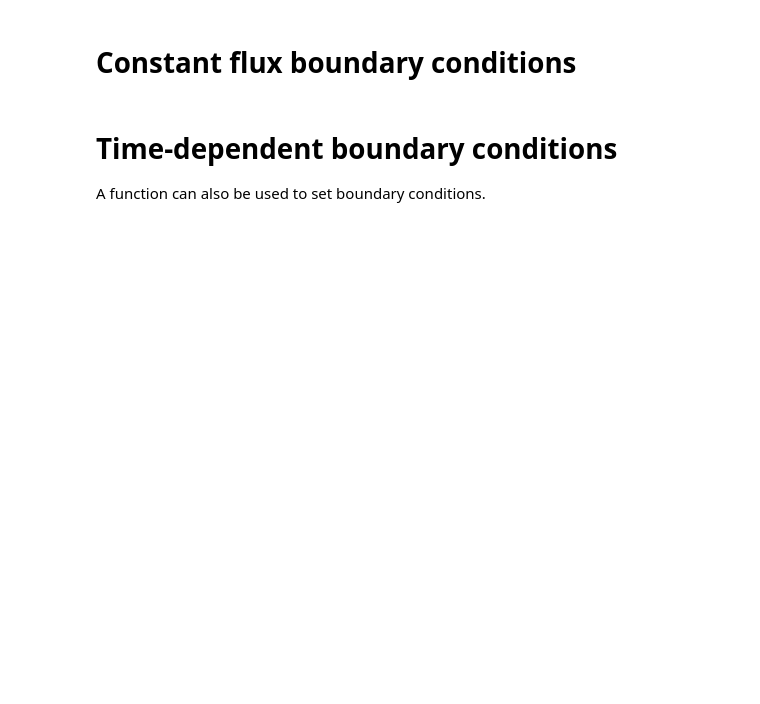
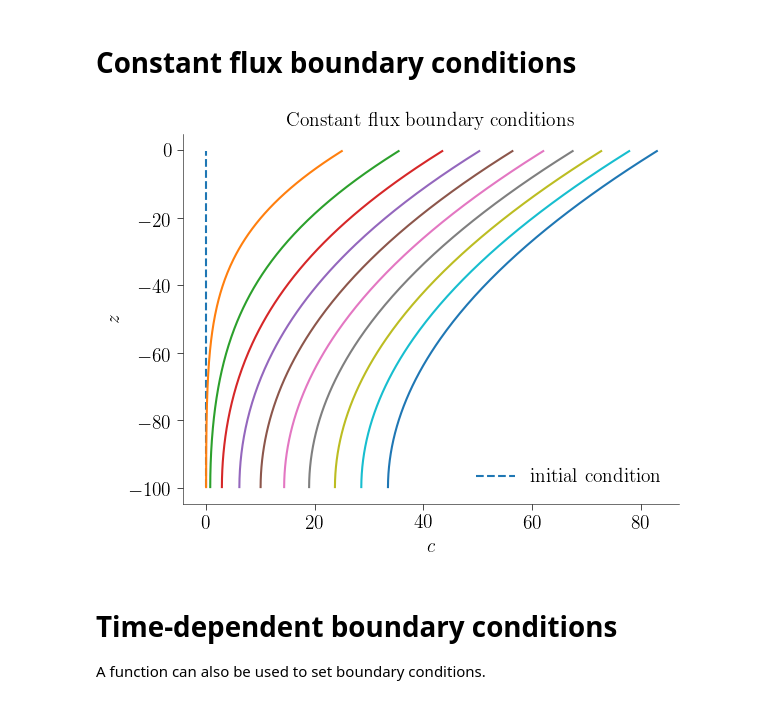
Before and after one commit to glwagner/OceanTurb.jl, a Jupyter notebook: examples/diffusion_example.ipynb, the cells around one changed output. Cells and saved outputs as stored; diff of their text form; code cells hidden in the pictures; blank space fills up the shorter version.

```diff
--- a/examples/diffusion_example.ipynb
+++ b/examples/diffusion_example.ipynb
@@ -95,33 +99,35 @@ legend();
 # %%
 # Re-initialize the solution
 model.solution.c = 0
 
 # Set constant flux boundary conditions at top and bottom
-top_bc = FluxBoundaryCondition(Top, -1.0) # Negative flux at the top implies increasing tracer in the interior.
-bottom_bc = FluxBoundaryCondition(Bottom, 0.0)
+top_bc = FluxBoundaryCondition(-1.0) # Negative flux at the top implies increasing tracer in the interior.
+bottom_bc = FluxBoundaryCondition(0.0)
 
 set_bcs!(model, c=(bottom_bc, top_bc))
 
 # Initialize plotting
 ax, fig = subplots()
 xlabel(L"c")
 ylabel(L"z")
 title("Constant flux boundary conditions")
 cornerspines()
 
-plot(model.solution.c.data, zdata(model.solution.c), "--", label="initial condition")
+plot(model.solution.c.data, nodes(model.solution.c), "--", label="initial condition")
 
 # Run the model
 dt = 0.01
 nt = 50000
 ni = 10
 
 for i = 1:ni
     iterate!(model, dt, nt)
-    plot(model.solution.c.data, zdata(model.solution.c))
+    plot(model.solution.c.data, nodes(model.solution.c))
 end
 
 legend();
+# %% [output]
+[figure, added]
 # %% [markdown]
 # Time-dependent boundary conditions
 
```
Also changed, not shown: parts of 3 cells of this notebook, 6 other files.
